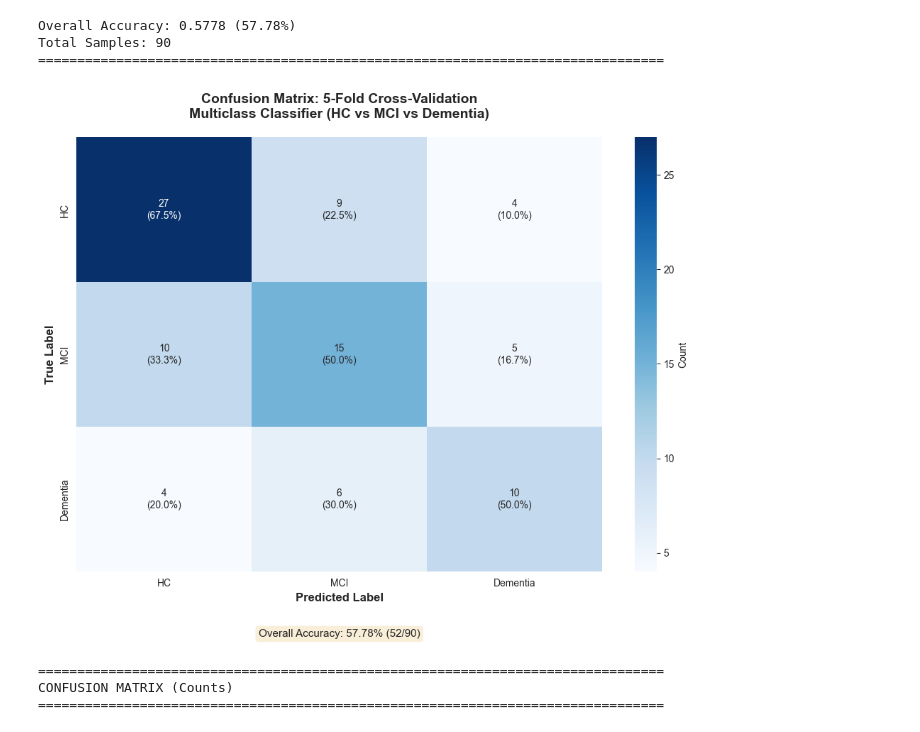
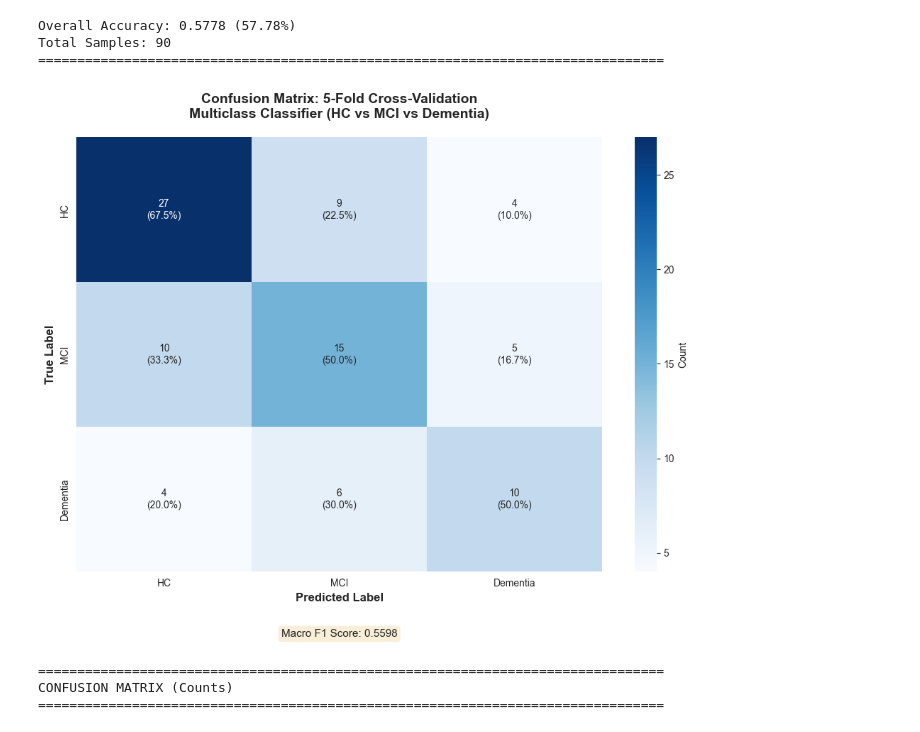
Before and after one commit to bentindal/cognospeak-pft-sft-pauses-data-analysis, a Jupyter notebook: transcript_analysis.ipynb, the cells around one changed output. Saved outputs shown, nothing was run; the diff lists cells and outputs as text; code cells hidden in the pictures.

```diff
--- a/transcript_analysis.ipynb
+++ b/transcript_analysis.ipynb
@@ -775,39 +774,37 @@ sns.heatmap(
     cm_multiclass,
     annot=annot_labels,
     fmt='',
     cmap='Blues',
     xticklabels=class_names,
     yticklabels=class_names,
     cbar_kws={'label': 'Count'},
     ax=ax
 )
 
 ax.set_xlabel('Predicted Label', fontsize=12, fontweight='bold')
 ax.set_ylabel('True Label', fontsize=12, fontweight='bold')
 ax.set_title(
     'Confusion Matrix: 5-Fold Cross-Validation\nMulticlass Classifier (HC vs MCI vs Dementia)',
     fontsize=14,
     fontweight='bold',
     pad=20
 )
 
-# Add accuracy text
-total = cm_multiclass.sum()
-correct = np.trace(cm_multiclass)
-accuracy = correct / total
+from sklearn.metrics import f1_score
+macro_f1 = f1_score(all_y_true_multiclass, all_y_pred_multiclass, average='macro')
 ax.text(
     0.5, -0.15,
-    f'Overall Accuracy: {accuracy*100:.2f}% ({correct}/{total})',
+    f'Macro F1 Score: {macro_f1:.4f}',
     transform=ax.transAxes,
     ha='center',
     fontsize=11,
     bbox=dict(boxstyle='round', facecolor='wheat', alpha=0.5)
 )
 
 plt.tight_layout()
 plt.show()
 # %% [output]
-[figure, old version]
+[figure, new version]
 # %%
 # Display confusion matrix as pandas DataFrame
 cm_df = pd.DataFrame(
```
Also changed, not shown: parts of 3 cells of this notebook.
